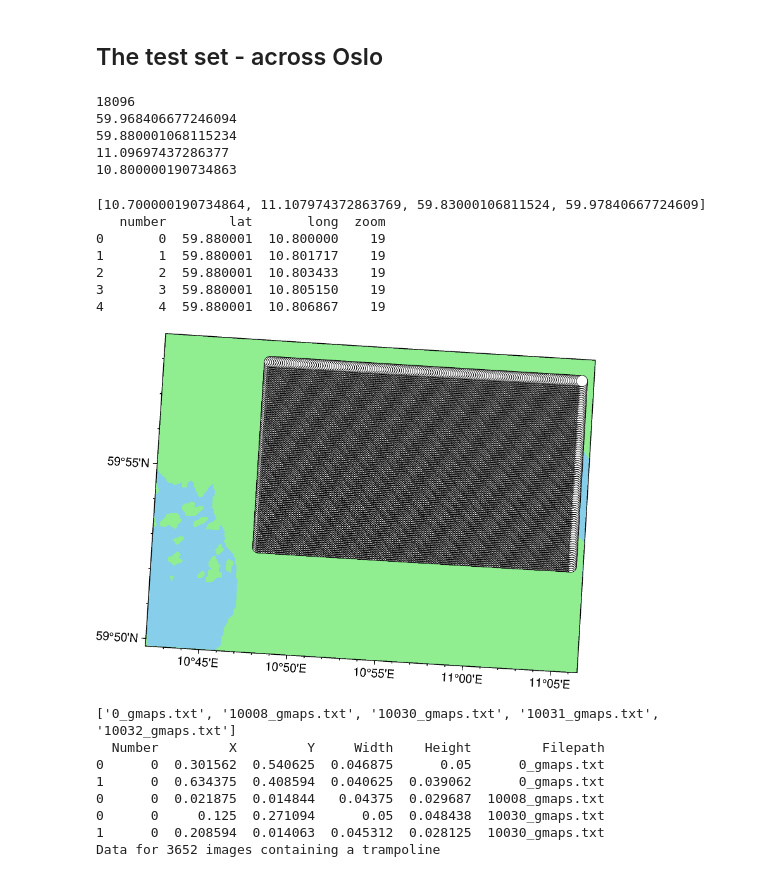
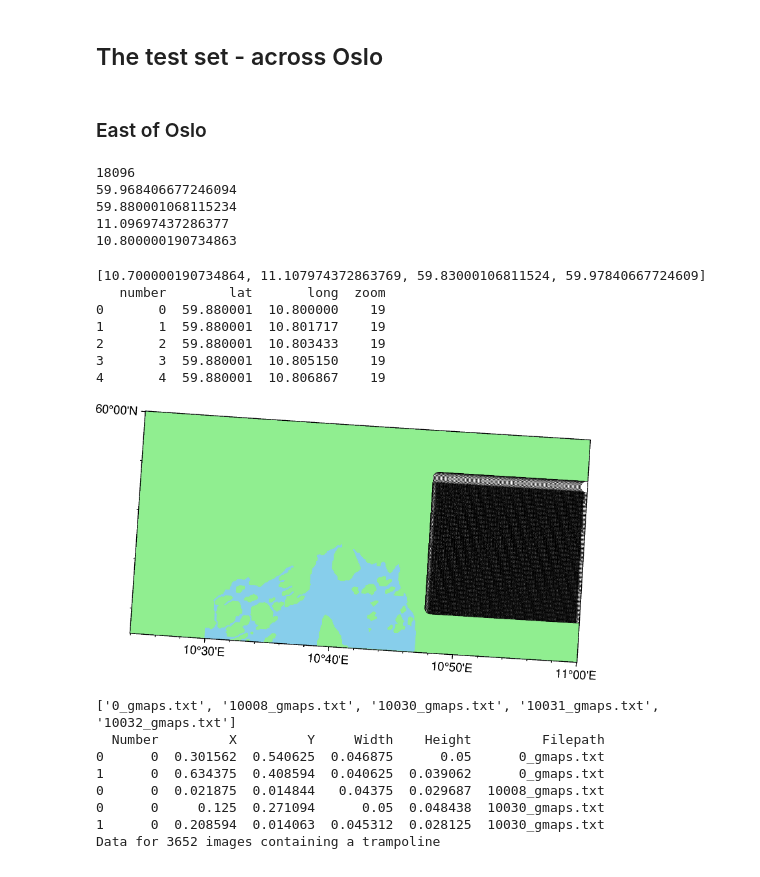
Before and after one commit to lukegriffiths/trampolines, a Jupyter notebook: visualisation.ipynb, the cells around one changed output. Saved outputs shown, nothing was run; the diff lists cells and outputs as text; code cells hidden in the pictures.

Commit message:
Updated visualisation notebook

```diff
--- a/visualisation.ipynb
+++ b/visualisation.ipynb
@@ -10,6 +10,12 @@ import matplotlib.pyplot as plt
 from pathlib import Path
 
 PROJECTION = "U33R/12c"
+SPACING = 0.002
+
+REGION_OSLO = [10.4,
+        11.2,
+        59.85,
+        60]
 # %% [markdown]
 ## The training and validation sets
 # %%
@@ -125,6 +131,8 @@ The above fits with the area - residential areas have the most trampolines
 <img src="./resources/training_set_satellite.png" alt="Satellite images over training set" style="width: 300px;"/>
 # %% [markdown]
 ## The test set - across Oslo
+# %% [markdown]
+### East of Oslo
 # %%
 # load image coordinates
 folder_path = Path('./images/data_2022-02-13_Oslo_E')
@@ -145,31 +153,31 @@ print(df.long.min())
 # %%
 import pygmt
 
 region = [
     df.long.min() - 0.1,
     df.long.max() + 0.011,
     df.lat.min() - 0.05,
     df.lat.max() + 0.01,
 ]
 
 print(region)
 print(df.head())
 
 fig = pygmt.Figure()
-fig.basemap(region=region, projection=PROJECTION, frame=True)
+fig.basemap(region=REGION_OSLO, projection=PROJECTION, frame=True)
 fig.coast(land="lightgreen", water="skyblue")
 fig.plot(x=df.long, y=df.lat, style="c0.3c", color="white", pen="black")
 fig.show()
 fig.savefig('./figures/map.png', dpi=400)
 # %% [output]
 [10.700000190734864, 11.107974372863769, 59.83000106811524, 59.97840667724609]
    number        lat       long  zoom
 0       0  59.880001  10.800000    19
 1       1  59.880001  10.801717    19
 2       2  59.880001  10.803433    19
 3       3  59.880001  10.805150    19
 4       4  59.880001  10.806867    19
-[figure, old version]
+[figure, new version]
 # %%
 # Load
 import os
```
Also changed, not shown: parts of 7 cells of this notebook.
